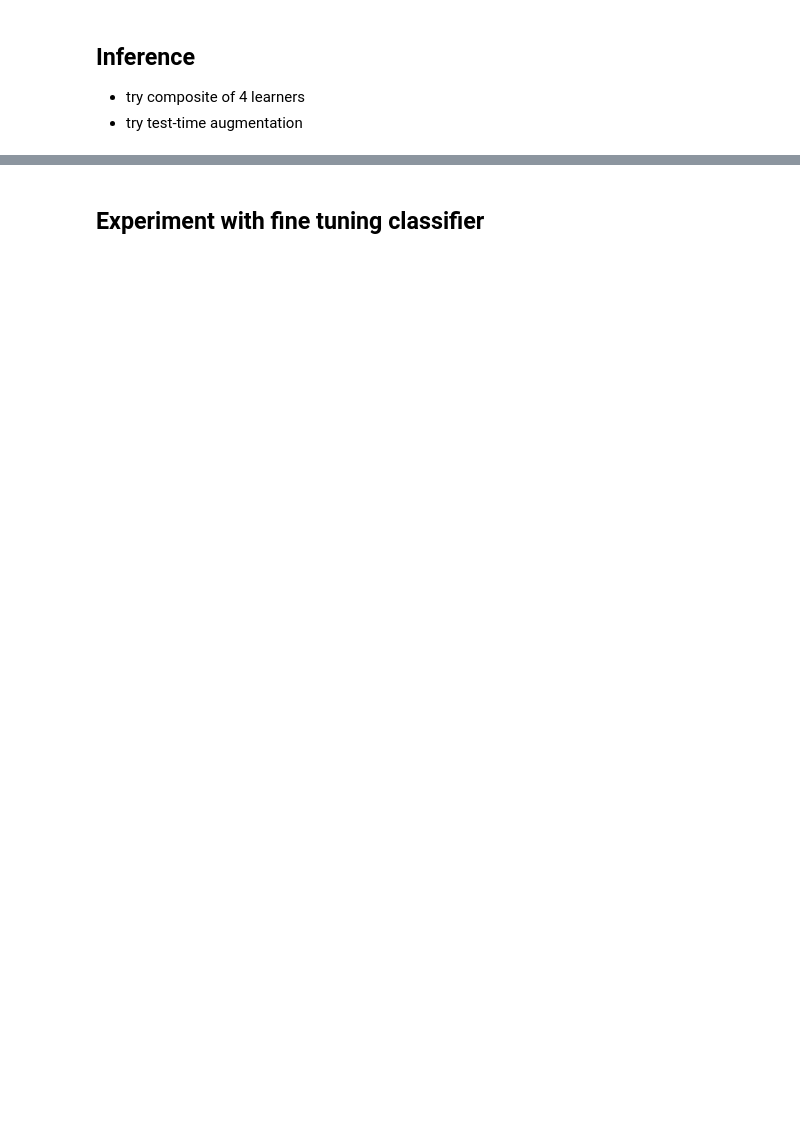
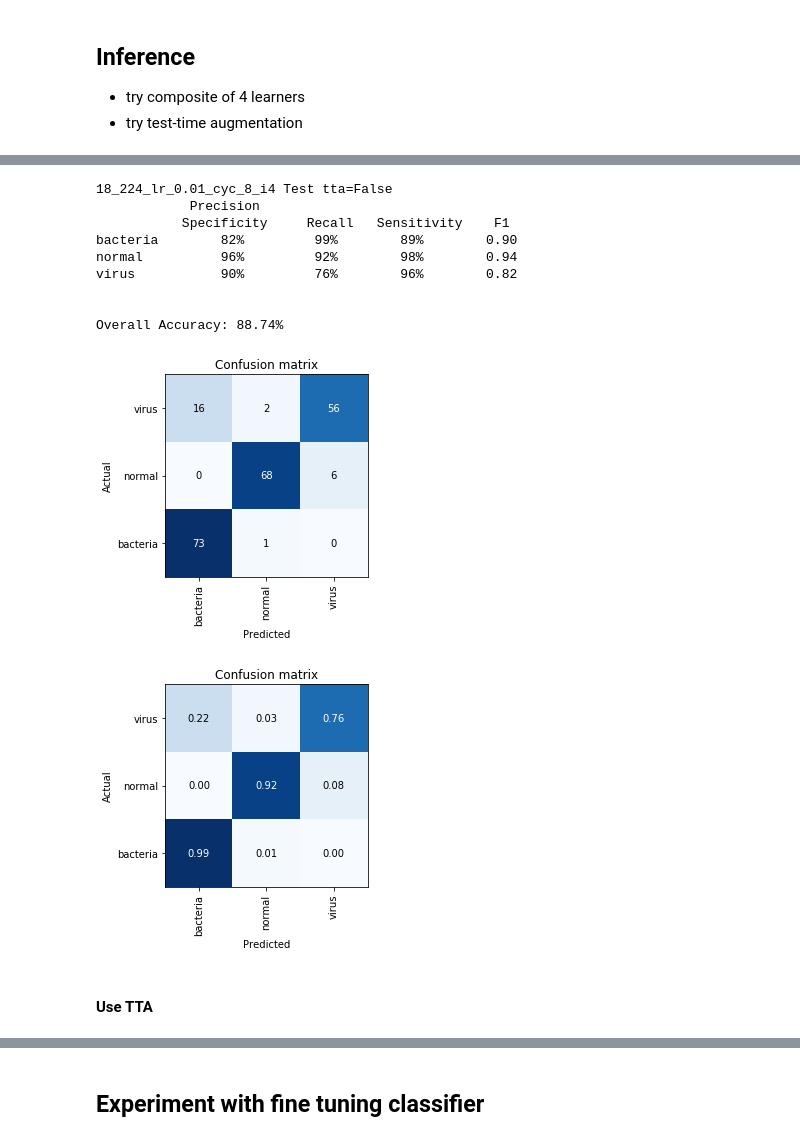
Before and after one commit to williamsdoug/ChestXRay, a Jupyter notebook: Pneumonia Train Balanced Subsets_18_1000_224.ipynb, the cells around one changed output, grey strips where cells are left out. Drawn from its saved outputs; the diff is of its cells as text; code cells hidden in the pictures; blank space fills up the shorter version.

```diff
--- a/Pneumonia Train Balanced Subsets_18_1000_224.ipynb
+++ b/Pneumonia Train Balanced Subsets_18_1000_224.ipynb
@@ -181,5 +181,4 @@ get_learner_test = partial(_get_learner, db=data_test, model=model, model_dir=mo
 get_interp = partial(_get_interp, get_learner=get_learner)
 get_interp_test = partial(_get_interp, get_learner=get_learner_test)
 
-all_stats = StatsRepo(prefix, force_init=False, verbose=True)
 do_train = partial(_do_train, get_learner=get_learner, stats_repo=all_stats)
@@ -1119,5 +1247,7 @@ assert False
 
 - try composite of 4 learners
 - try test-time augmentation
-# %%
-name = '18_448cut_lr_0.02_cyc_16_i6_m'
+# %%
+top_results = [name for name, _ in sorted(all_stats.get(), key=lambda x:x[1]['error_rate'])[:4]]
+name = top_results[0]
+print(name)
@@ -1128,2 +1272,20 @@ analyze_interp(interp)
+# %%
+interp = get_interp_test(name)
+print(f'\n{name} Test tta=False')
+analyze_interp(interp)
+# %% [output]
+18_224_lr_0.01_cyc_8_i4 Test tta=False
+            Precision
+           Specificity     Recall   Sensitivity    F1
+bacteria        82%         99%        89%        0.90
+normal          96%         92%        98%        0.94
+virus           90%         76%        96%        0.82
+
+
+Overall Accuracy: 88.74%
+[figure, added]
+[figure, added]
+# %% [markdown]
+#### Use TTA
 # %%
 interp = get_interp(name, use_tta=True)
```
Also changed, not shown: parts of 36 cells of this notebook, 1 other file.
